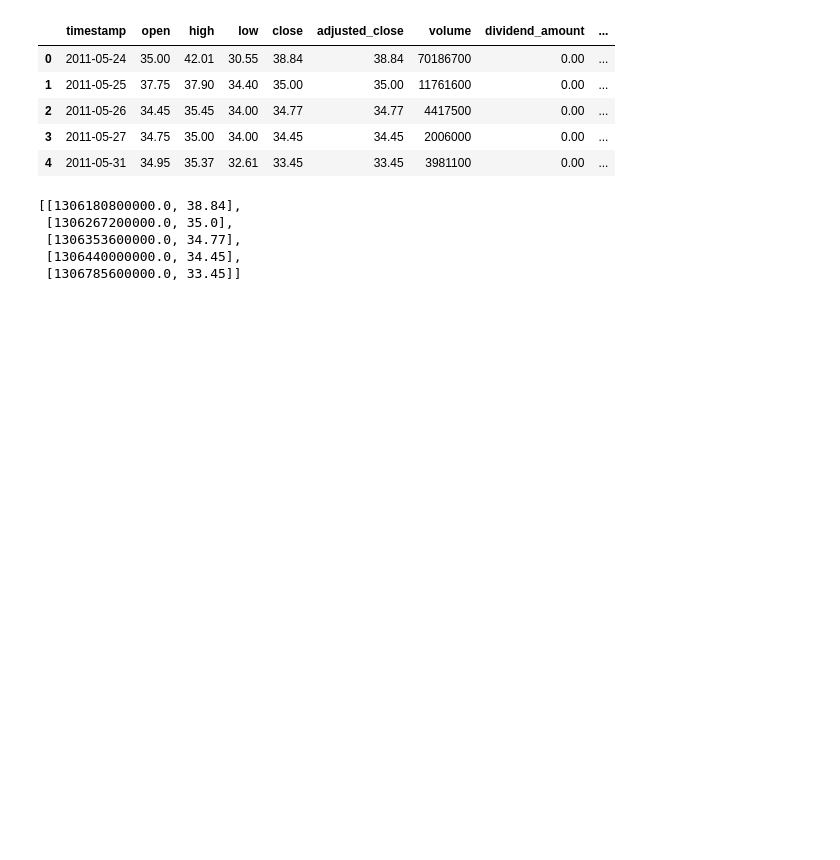
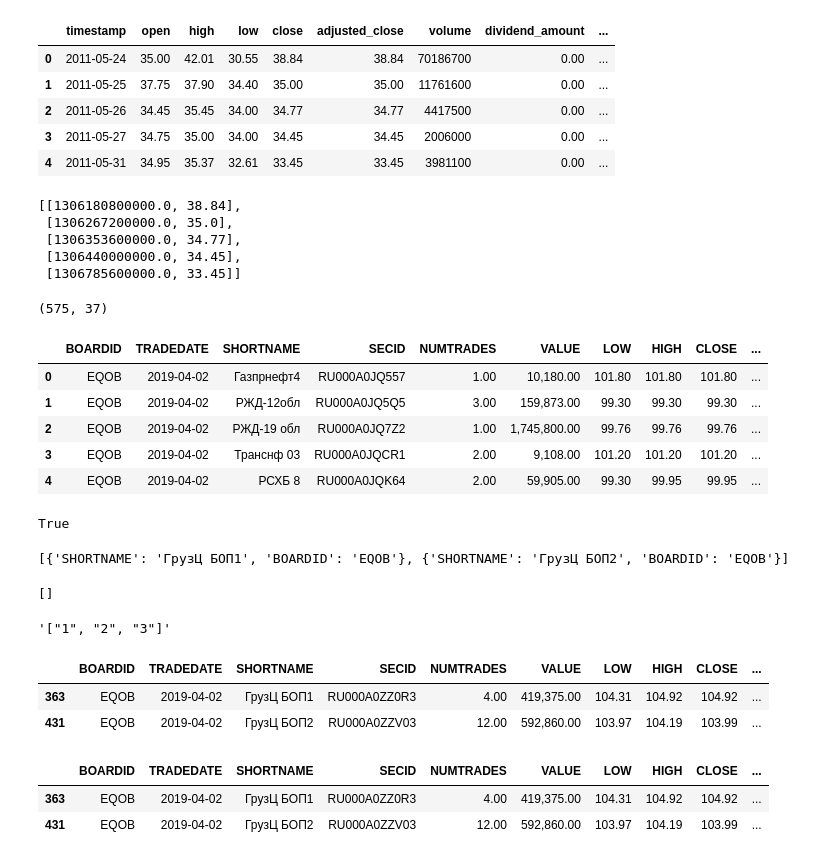
Before and after one commit to nerevar/stock_prices, a Jupyter notebook: analyze_data.ipynb, the cells around one changed output. Saved outputs shown, nothing was run; the diff lists cells and outputs as text; code cells hidden in the pictures; blank space fills up the shorter version.

Commit message:
debug data

```diff
--- a/analyze_data.ipynb
+++ b/analyze_data.ipynb
@@ -129,3 +129,80 @@ df[['date_field', 'close']].values.tolist()[:5]
  [1306353600000.0, 34.77],
  [1306440000000.0, 34.45],
  [1306785600000.0, 33.45]]
+# %%
+df = pd.read_csv('quotes/2019/04/02/2019-04-02-stock-bonds.csv')
+df.shape
+df.head()
+# %% [output]
+(575, 37)
+|  | BOARDID | TRADEDATE | SHORTNAME | SECID | NUMTRADES | VALUE | LOW | HIGH | CLOSE | ... |
+| 0 | EQOB | 2019-04-02 | Газпрнефт4 | RU000A0JQ557 | 1.00 | 10,180.00 | 101.80 | 101.80 | 101.80 | ... |
+| 1 | EQOB | 2019-04-02 | РЖД-12обл | RU000A0JQ5Q5 | 3.00 | 159,873.00 | 99.30 | 99.30 | 99.30 | ... |
+| 2 | EQOB | 2019-04-02 | РЖД-19 обл | RU000A0JQ7Z2 | 1.00 | 1,745,800.00 | 99.76 | 99.76 | 99.76 | ... |
+| 3 | EQOB | 2019-04-02 | Транснф 03 | RU000A0JQCR1 | 2.00 | 9,108.00 | 101.20 | 101.20 | 101.20 | ... |
+| 4 | EQOB | 2019-04-02 | РСХБ 8 | RU000A0JQK64 | 2.00 | 59,905.00 | 99.30 | 99.95 | 99.95 | ... |
+# %%
+any([isinstance(x, (list, tuple)) for x in flt.values()])
+# %% [output]
+True
+# %%
+from copy import deepcopy
+
+def get_multiple_filters(original_filters):
+    """Разбивает словарь с массивом в значении любого ключа на несколько объектов со скалярными значениями"""
+    # сначала составляем словарь из скалярных фильтров
+    new_filter = {k:v
+                  for k, v in original_filters.items()
+                  if not isinstance(v, (list, tuple))}
+
+    for key, value in original_filters.items():
+        if isinstance(value, (list, tuple)):
+            for item in value:
+                flt = deepcopy(new_filter)
+                flt[key] = item
+                yield flt
+
+print(list(get_multiple_filters(flt)))
+# %% [output]
+[{'SHORTNAME': 'ГрузЦ БОП1', 'BOARDID': 'EQOB'}, {'SHORTNAME': 'ГрузЦ БОП2', 'BOARDID': 'EQOB'}]
+# %%
+import json
+json.dumps(["1","2","3"])
+# %% [output]
+[]
+'["1", "2", "3"]'
+# %%
+def build_filter_string(filters):
+    parts = []
+    for key, value in filters.items():
+        if isinstance(value, (list, tuple)):
+            parts.append('({key} in {value})'.format(key=key, value=json.dumps(value, ensure_ascii=False)))
+        else:
+            parts.append('({key} == "{value}")'.format(key=key, value=value))
+    return ' and '.join(parts)
+
+def filter_data(df, filters):
+    filters_string = build_filter_string(filters)
+    return df.query(filters_string)
+#     if not any([isinstance(x, (list, tuple)) for x in flt.values()]):
+#         # если все значения фильтров — скаляры, строки
+#         return df.loc[(df[list(filters)] == pd.Series(filters)).all(axis=1)]
+#     return 12312
+
+flt = {
+    'BOARDID': 'EQOB',
+    # 'SHORTNAME': 'ГрузЦ БОП1',
+    'SHORTNAME': ['ГрузЦ БОП2', 'ГрузЦ БОП1', 'ГрузЦ БОП3'],
+}
+
+filter_data(df, flt)
+# %% [output]
+|  | BOARDID | TRADEDATE | SHORTNAME | SECID | NUMTRADES | VALUE | LOW | HIGH | CLOSE | ... |
+| 363 | EQOB | 2019-04-02 | ГрузЦ БОП1 | RU000A0ZZ0R3 | 4.00 | 419,375.00 | 104.31 | 104.92 | 104.92 | ... |
+| 431 | EQOB | 2019-04-02 | ГрузЦ БОП2 | RU000A0ZZV03 | 12.00 | 592,860.00 | 103.97 | 104.19 | 103.99 | ... |
+# %%
+df.query("(SHORTNAME == 'ГрузЦ БОП1') or (SHORTNAME == 'ГрузЦ БОП2')")
+# %% [output]
+|  | BOARDID | TRADEDATE | SHORTNAME | SECID | NUMTRADES | VALUE | LOW | HIGH | CLOSE | ... |
+| 363 | EQOB | 2019-04-02 | ГрузЦ БОП1 | RU000A0ZZ0R3 | 4.00 | 419,375.00 | 104.31 | 104.92 | 104.92 | ... |
+| 431 | EQOB | 2019-04-02 | ГрузЦ БОП2 | RU000A0ZZV03 | 12.00 | 592,860.00 | 103.97 | 104.19 | 103.99 | ... |
```
Also changed, not shown: parts of 4 cells of this notebook, 1 other file.
